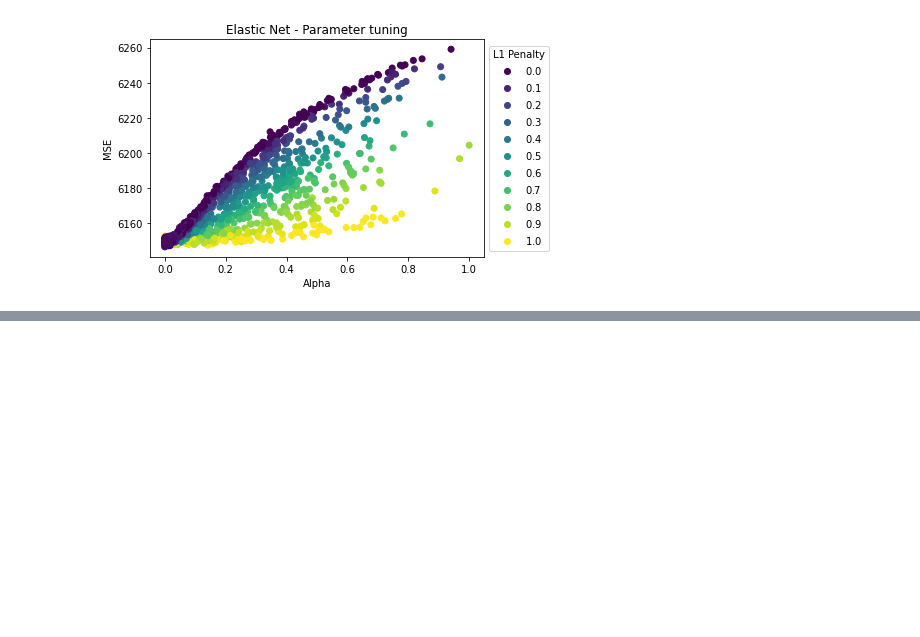
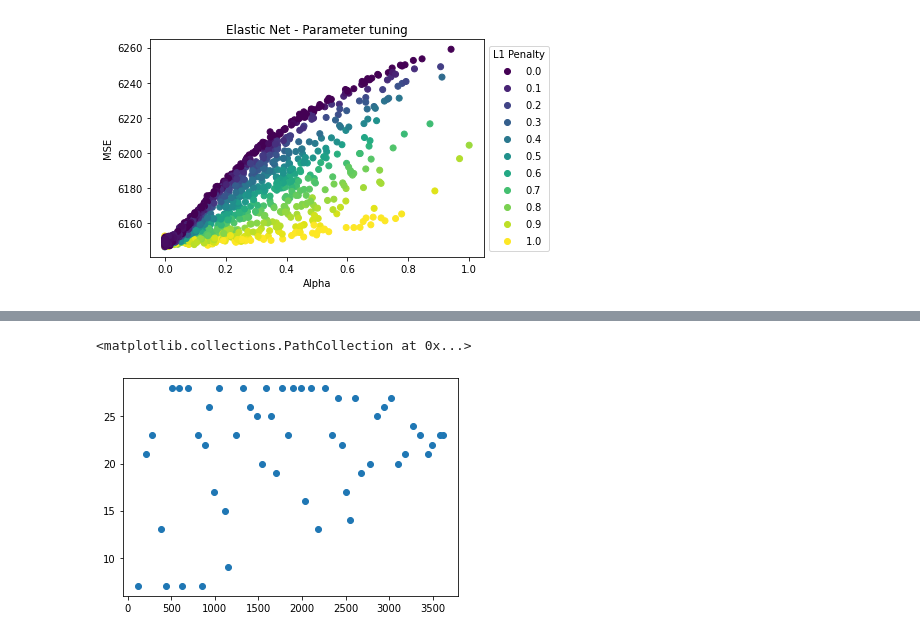
Before and after one commit to PaulErpen/auto-ml-exercise-tu-wien, a Jupyter notebook: LogsProcessing/logsprocessing.ipynb, the cells around one changed output, grey strips where cells are left out. Drawn from its saved outputs; the diff is of its cells as text; code cells hidden in the pictures; blank space fills up the shorter version.

```diff
--- a/LogsProcessing/logsprocessing.ipynb
+++ b/LogsProcessing/logsprocessing.ipynb
@@ -46,0 +51,5 @@ plt.legend(title="Result type", handles=[patches.Patch(color="blue", label="Norm
+# %%
+beijing_mlp = pd.read_csv(
+    "../output/beijing/MlpManager.csv",
+    names=["timestamp","temperature","rmse","n_neurons_l1","n_neurons_l2","alpha","l1","is_best","is_current"])
+display(beijing_mlp)
@@ -46,0 +74,6 @@ plt.legend(title="Result type", handles=[patches.Patch(color="blue", label="Norm
+# %%
+plt.scatter(beijing_mlp["timestamp"], beijing_mlp["n_neurons_l1"])
+plt.scatter(beijing_mlp["timestamp"], beijing_mlp["n_neurons_l2"])
+# %% [output]
+<matplotlib.collections.PathCollection at 0x...>
+[figure, added]
```
Also changed, not shown: parts of 4 cells of this notebook, 1 other file.
